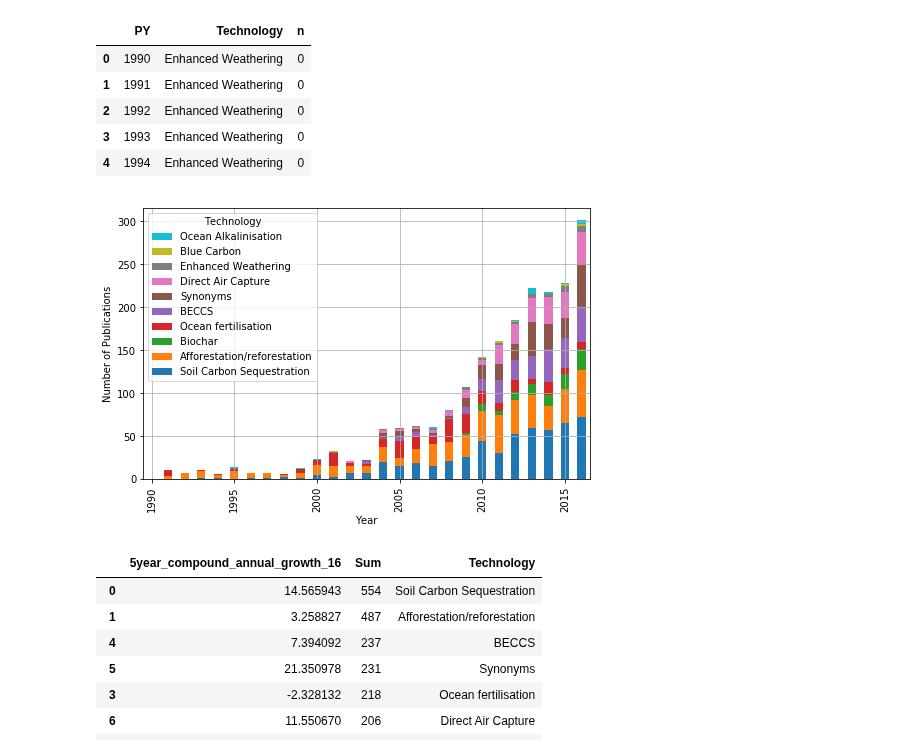
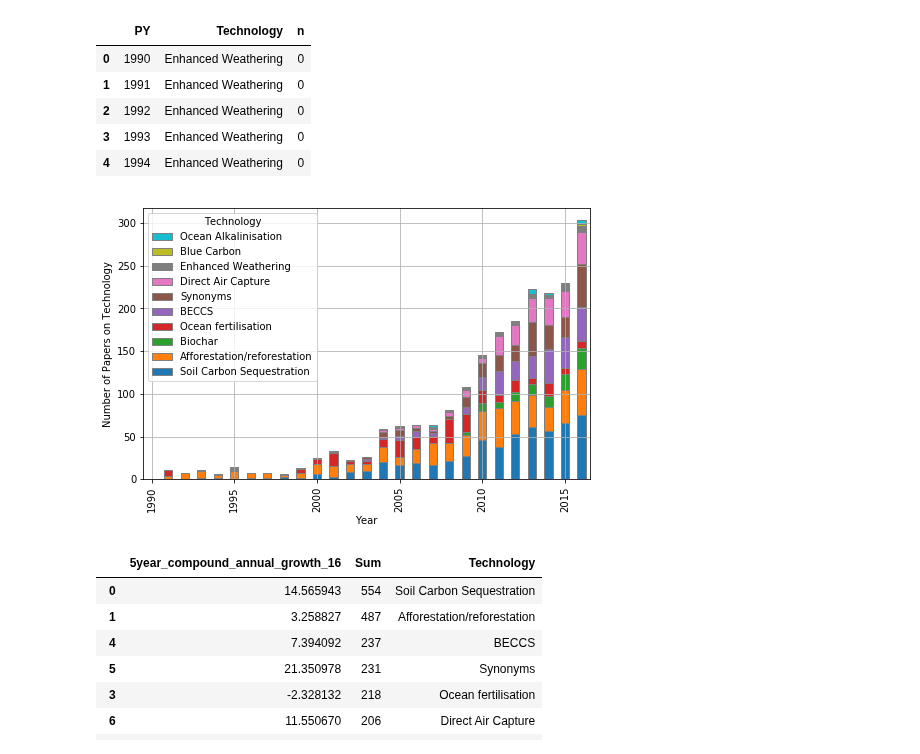
Before and after one commit to mcc-apsis/NETs-review, a Jupyter notebook: general_nets_plots.ipynb, the cells around one changed output. Saved outputs shown, nothing was run; the diff lists cells and outputs as text; code cells hidden in the pictures.

Commit message:
refresh plots

```diff
--- a/general_nets_plots.ipynb
+++ b/general_nets_plots.ipynb
@@ -108,36 +108,42 @@ plt.rcParams["figure.figsize"] = [8,5]
 
 pdf = df.pivot(
     index='PY',
     columns='Technology',
     values='n'
 )
 
 fig, ax = plt.subplots()
 
 
-pdf.plot.bar(stacked=True, ax=ax,legend=False)
+pdf.plot.bar(
+    stacked=True,
+    ax=ax,
+    legend=False,
+    lw=1,
+    edgecolor='grey'
+)
 
 handles, labels = ax.get_legend_handles_labels()
 #lpos = (0.85,2.5)
 
 #ax.locator_params(nbins=10, axis='x')
 #ax.tick_params(direction='out', length=6, width=2, colors='r',axis='x')
 
 ax.xaxis.set_ticks([0,5,10,15,20,25])
 ax.xaxis.set_ticklabels([1990,1995,2000,2005,2010,2015])
 
 ax.legend(handles[::-1], labels[::-1],title='Technology')
 
 ax.set_xlabel('Year')
-ax.set_ylabel('Number of Publications')
+ax.set_ylabel('Number of Papers on Technology')
 
 ax.grid(True)
 
 plt.savefig('plots/general/by_tech.png',bbox_inches='tight')
 
 plt.show()
 # %% [output]
-[figure, old version]
+[figure, new version]
 # %%
 tsums = []
 
```
Also changed, not shown: parts of 1 cell of this notebook, 3 other files.
